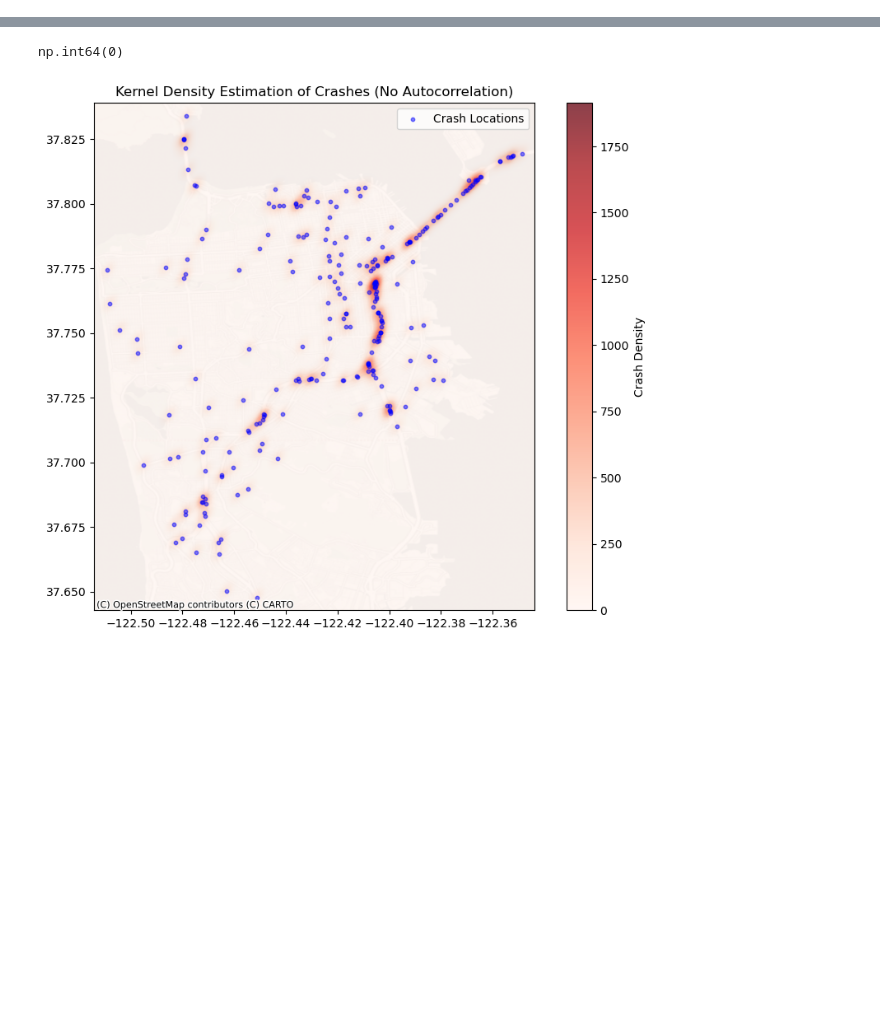
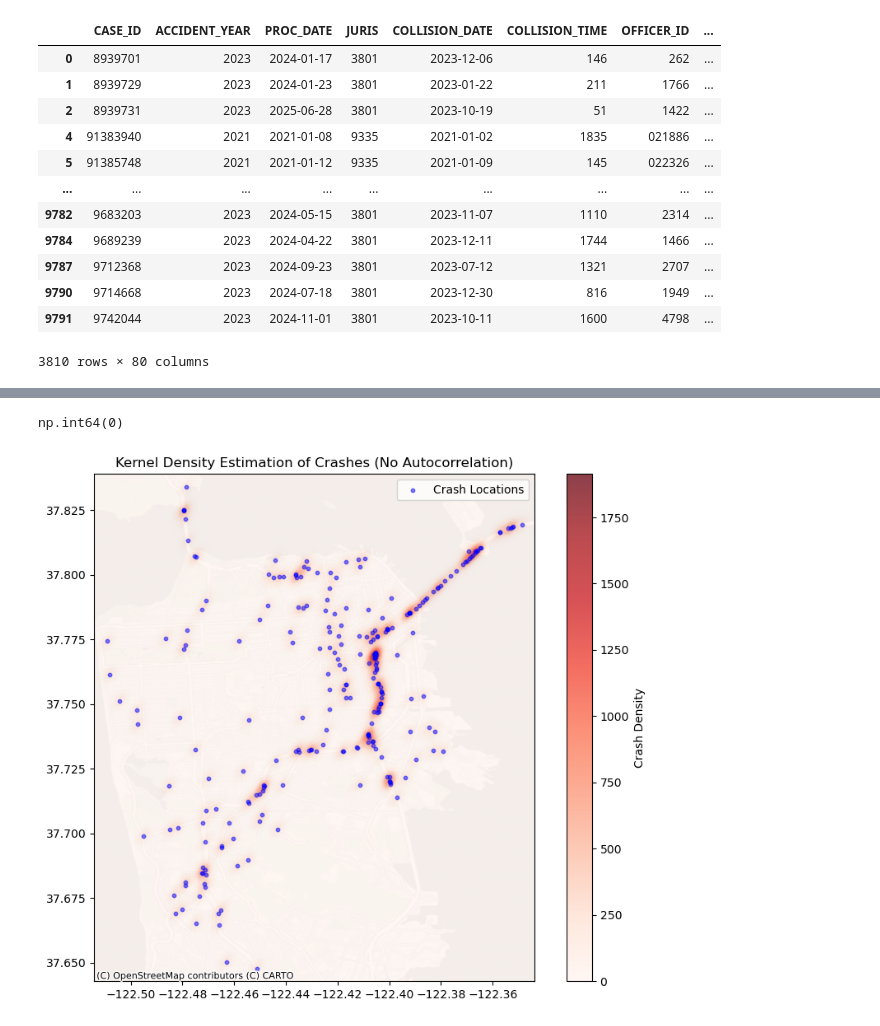
Before and after one commit to kramerzora-ctrl/Safety, a Jupyter notebook: Assignment 4/Assgn4.ipynb, the cells around one changed output, grey strips where cells are left out. Saved outputs shown, nothing was run; the diff lists cells and outputs as text; code cells hidden in the pictures; blank space fills up the shorter version.

```diff
--- a/Assignment 4/Assgn4.ipynb
+++ b/Assignment 4/Assgn4.ipynb
@@ -7,6 +34,21 @@ crashes_dc = pd.read_csv('Crashes_DC.csv')
 # %%
 crashes_sf_severity = crashes_sf[crashes_sf['COLLISION_SEVERITY'].isin([1,2,3])]
 crashes_dc_severity = crashes_dc[crashes_dc['COLLISION_SEVERITY'].isin([1,2,3])]
+crashes_sf_severity
+# %% [output]
+|  | CASE_ID | ACCIDENT_YEAR | PROC_DATE | JURIS | COLLISION_DATE | COLLISION_TIME | OFFICER_ID | ... |
+| 0 | 8939701 | 2023 | 2024-01-17 | 3801 | 2023-12-06 | 146 | 262 | ... |
+| 1 | 8939729 | 2023 | 2024-01-23 | 3801 | 2023-01-22 | 211 | 1766 | ... |
+| 2 | 8939731 | 2023 | 2025-06-28 | 3801 | 2023-10-19 | 51 | 1422 | ... |
+| 4 | 91383940 | 2021 | 2021-01-08 | 9335 | 2021-01-02 | 1835 | 021886 | ... |
+| 5 | 91385748 | 2021 | 2021-01-12 | 9335 | 2021-01-09 | 145 | 022326 | ... |
+| ... | ... | ... | ... | ... | ... | ... | ... | ... |
+| 9782 | 9683203 | 2023 | 2024-05-15 | 3801 | 2023-11-07 | 1110 | 2314 | ... |
+| 9784 | 9689239 | 2023 | 2024-04-22 | 3801 | 2023-12-11 | 1744 | 1466 | ... |
+| 9787 | 9712368 | 2023 | 2024-09-23 | 3801 | 2023-07-12 | 1321 | 2707 | ... |
+| 9790 | 9714668 | 2023 | 2024-07-18 | 3801 | 2023-12-30 | 816 | 1949 | ... |
+| 9791 | 9742044 | 2023 | 2024-11-01 | 3801 | 2023-10-11 | 1600 | 4798 | ... |
+3810 rows × 80 columns
 # %%
 crashes_sf_filtered = crashes_sf_severity[crashes_sf_severity['PCF_VIOL_CATEGORY'].isin(['01','24'])]
 crashes_dc_filtered = crashes_dc_severity[crashes_dc_severity['PCF_VIOL_CATEGORY'].isin(['01','24'])]
```
Also changed, not shown: parts of 8 cells of this notebook, 2 other files.
